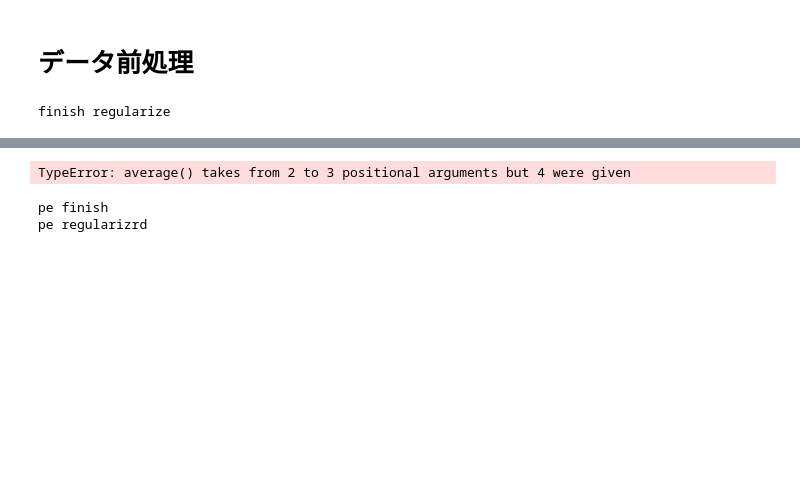
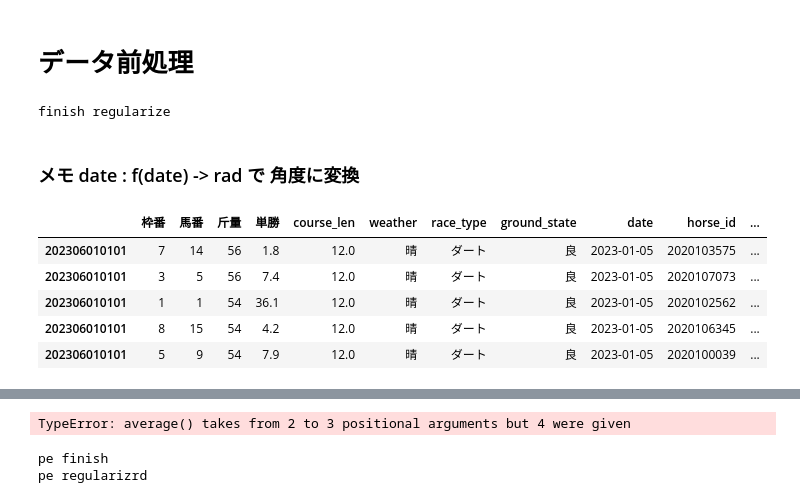
Before and after one commit to yodarjeering/horse_tmp, a Jupyter notebook: main.ipynb, the cells around one changed output, grey strips where cells are left out. Saved outputs shown, nothing was run; the diff lists cells and outputs as text; code cells hidden in the pictures; blank space fills up the shorter version.

```diff
--- a/main.ipynb
+++ b/main.ipynb
@@ -200,3 +191,14 @@ horse_results_processor.preprocessing()
 peds_processor.preprocessing()
 # %% [output]
 finish regularize
+# %% [markdown]
+### メモ date : f(date) -> rad で 角度に変換
+# %%
+race_results_processor.processed_df.head()
+# %% [output]
+|  | 枠番 | 馬番 | 斤量 | 単勝 | course_len | weather | race_type | ground_state | date | horse_id | ... |
+| 202306010101 | 7 | 14 | 56 | 1.8 | 12.0 | 晴 | ダート | 良 | 2023-01-05 | 2020103575 | ... |
+| 202306010101 | 3 | 5 | 56 | 7.4 | 12.0 | 晴 | ダート | 良 | 2023-01-05 | 2020107073 | ... |
+| 202306010101 | 1 | 1 | 54 | 36.1 | 12.0 | 晴 | ダート | 良 | 2023-01-05 | 2020102562 | ... |
+| 202306010101 | 8 | 15 | 54 | 4.2 | 12.0 | 晴 | ダート | 良 | 2023-01-05 | 2020106345 | ... |
+| 202306010101 | 5 | 9 | 54 | 7.9 | 12.0 | 晴 | ダート | 良 | 2023-01-05 | 2020100039 | ... |
```
Also changed, not shown: parts of 5 cells of this notebook.
